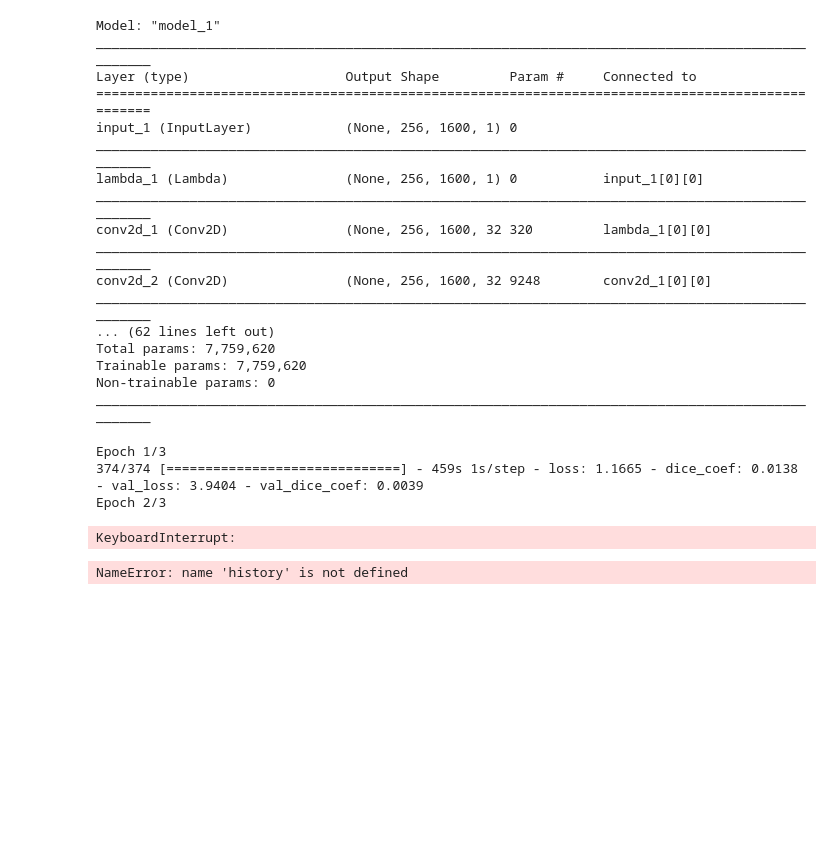
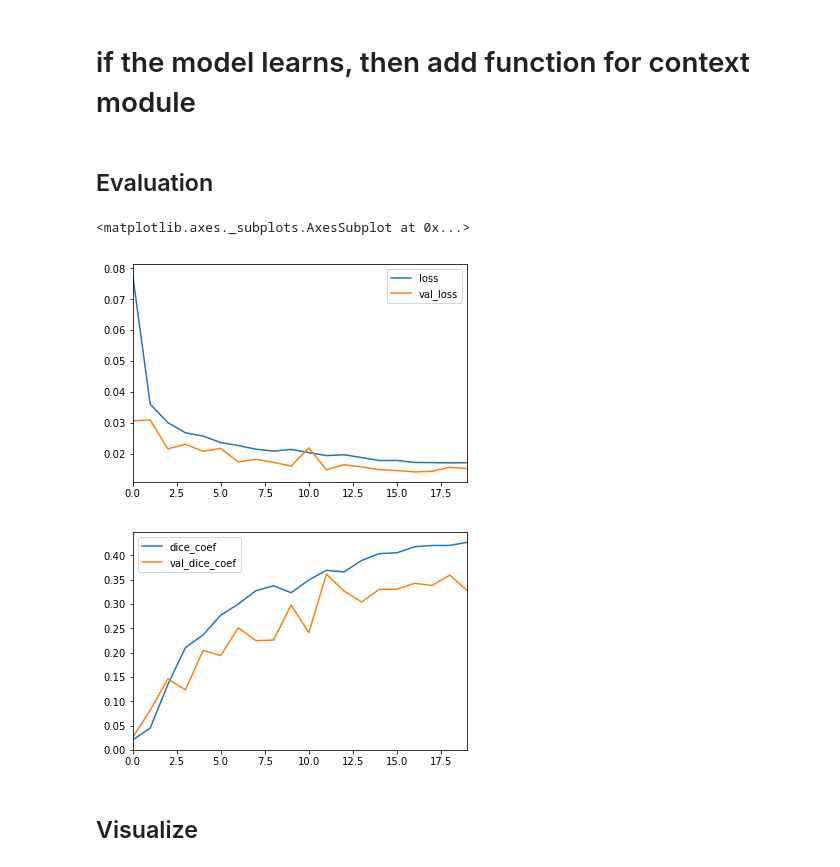
Before and after one commit to chhiilnos1996/Steel_Defect_Detection, a Jupyter notebook: Base_UNET.ipynb, the cells around one changed output. Drawn from its saved outputs; the diff is of its cells as text; code cells hidden in the pictures; blank space fills up the shorter version.

```diff
--- a/Base_UNET.ipynb
+++ b/Base_UNET.ipynb
@@ -75 +165,26 @@ def build_rles(masks):
+# %%
+BATCH_SIZE = 16
+
+train = np.array(non_missing_train_idx.index)
+
+np.random.shuffle(train)
+train_num = int(len(train)*0.95)
+train_idx = train[:train_num]
+val_idx = train[train_num:]
+
+train_generator = DataGenerator(
+    train_idx,
+    df=mask_count_df,
+    target_df=train_df,
+    batch_size=BATCH_SIZE,
+    n_classes=4
+)
+
+val_generator = DataGenerator(
+    val_idx,
+    df=mask_count_df,
+    target_df=train_df,
+    batch_size=BATCH_SIZE,
+    n_classes=4
+)
 # %% [markdown]
@@ -240 +255,4 @@ def build_model(width=32, num_classes=4, activation='softmax', img_height=256, i
     return model
+# %%
+model = build_model((256, 1600, 1))
+model.summary()
@@ -241,29 +277,10 @@ def build_model(width=32, num_classes=4, activation='softmax', img_height=256, i
 # %%
-model = build_model()
+#/model = multi_gpu_model(model, gpus=4)
 model.compile(optimizer='adam', loss='binary_crossentropy', metrics=[dice_coef])
-model.summary()
-# %% [output]
-Model: "model_1"
-__________________________________________________________________________________________________
-Layer (type)                    Output Shape         Param #     Connected to
-==================================================================================================
-input_1 (InputLayer)            (None, 256, 1600, 1) 0
-__________________________________________________________________________________________________
-lambda_1 (Lambda)               (None, 256, 1600, 1) 0           input_1[0][0]
-__________________________________________________________________________________________________
-conv2d_1 (Conv2D)               (None, 256, 1600, 32 320         lambda_1[0][0]
-__________________________________________________________________________________________________
-conv2d_2 (Conv2D)               (None, 256, 1600, 32 9248        conv2d_1[0][0]
-__________________________________________________________________________________________________
-... (62 lines left out)
-Total params: 7,759,620
-Trainable params: 7,759,620
-Non-trainable params: 0
-__________________________________________________________________________________________________
 # %%
 checkpoint = ModelCheckpoint(
-    'unet.h5',
-    monitor='val_loss',
+    'base_UNET_MCAD.h5',
+    monitor='val_dice_coef',
     verbose=0,
     save_best_only=True,
     save_weights_only=False,
@@ -276,17 +293,17 @@ history = model.fit_generator(
     callbacks=[checkpoint],
     use_multiprocessing=False,
     workers=1,
-    epochs=3
+    epochs=20
 )
-# %% [output]
-Epoch 1/3
-374/374 [==============================] - 459s 1s/step - loss: 1.1665 - dice_coef: 0.0138 - val_loss: 3.9404 - val_dice_coef: 0.0039
-Epoch 2/3
-KeyboardInterrupt:
+# %% [markdown]
+# if the model learns, then add function for context module
+# %% [markdown]
+## Evaluation
 # %%
 history_df = pd.DataFrame(history.history)
 history_df[['loss', 'val_loss']].plot()
 history_df[['dice_coef', 'val_dice_coef']].plot()
-history_df.to_csv('base_UNET_history.csv')
 # %% [output]
-NameError: name 'history' is not defined
+<matplotlib.axes._subplots.AxesSubplot at 0x...>
+[figure, added]
+[figure, added]
@@ -292,0 +312,2 @@ NameError: name 'history' is not defined
+# %% [markdown]
+## Visualize
```
Also changed, not shown: parts of 22 cells of this notebook.
